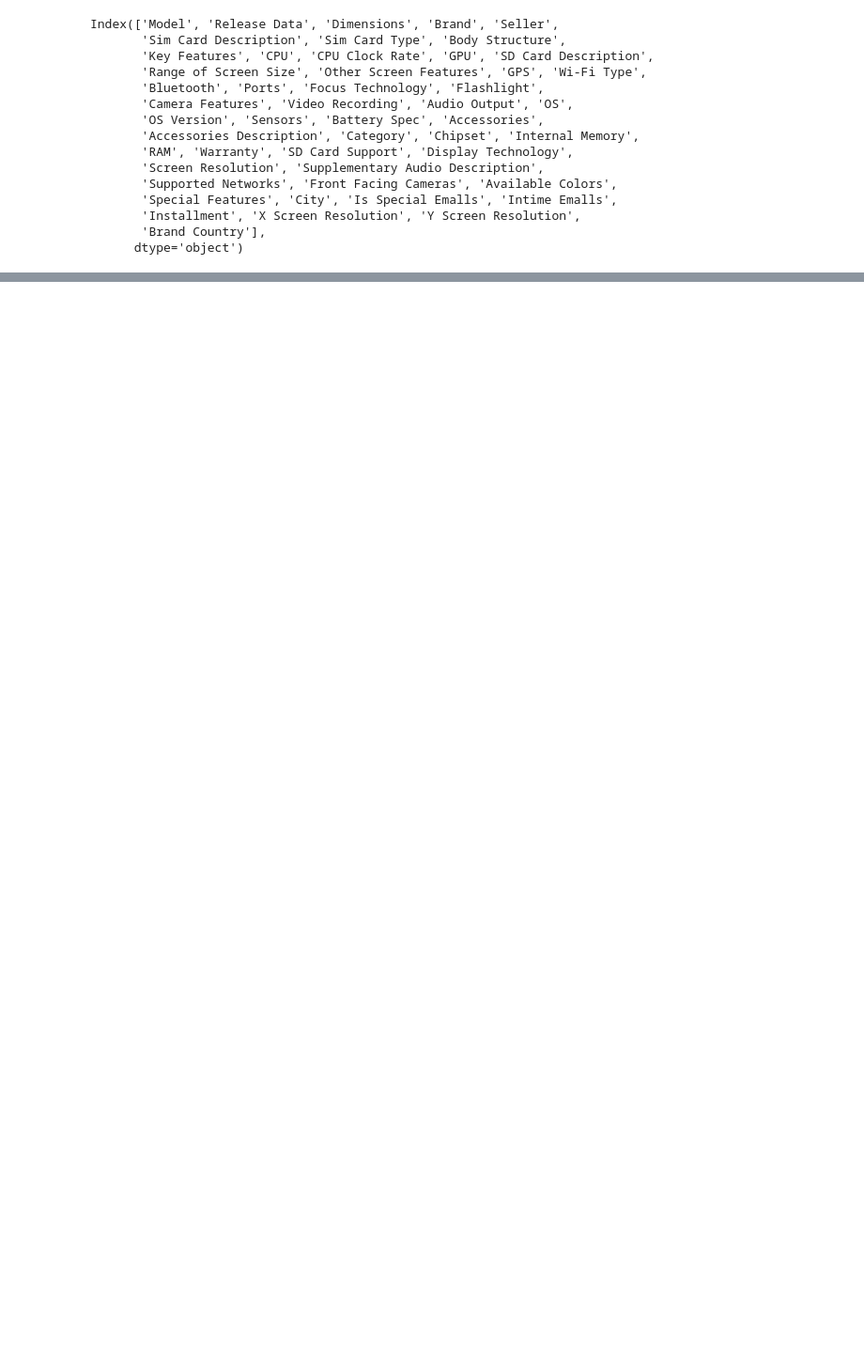
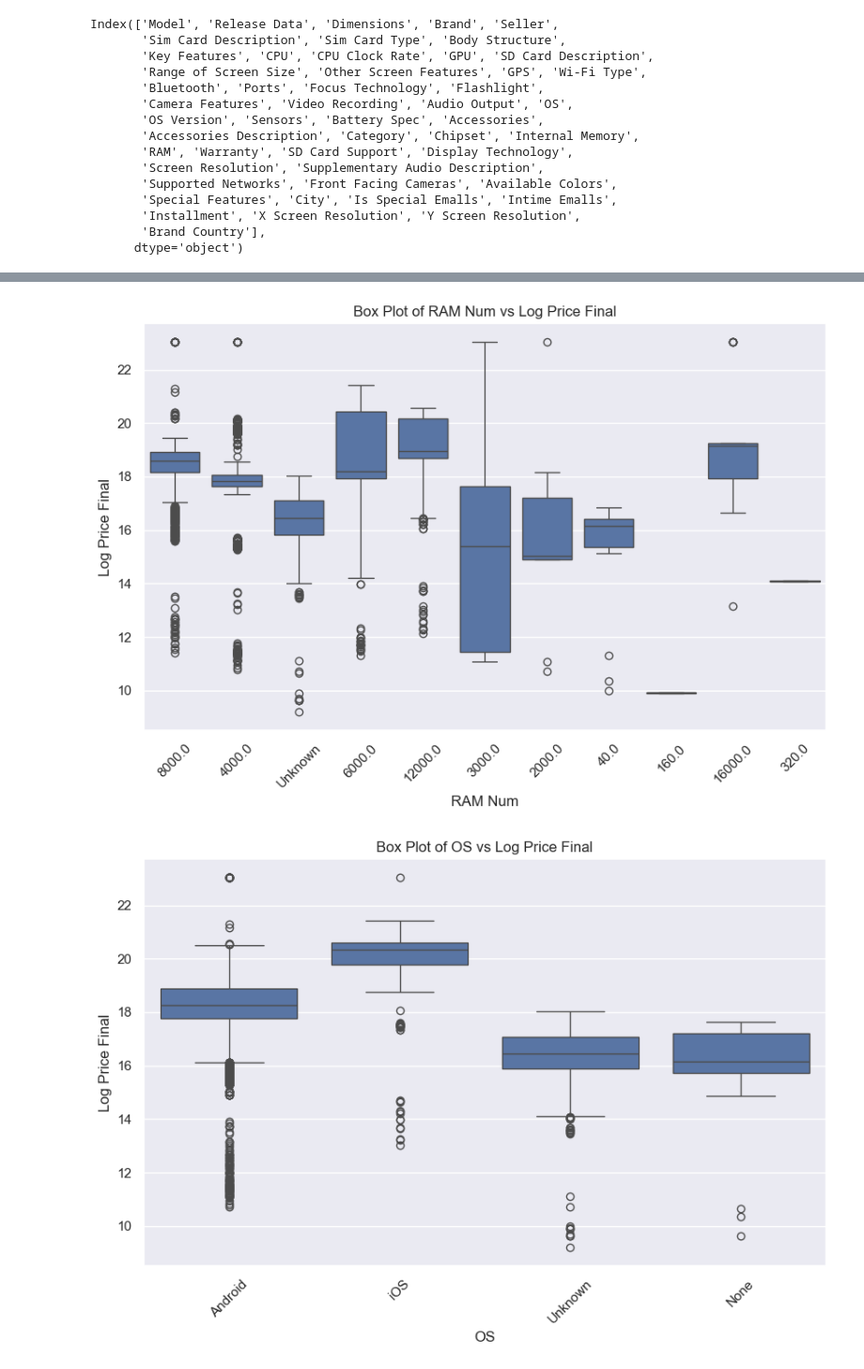
Before and after one commit to itspaspas/DataScience-S03, a Jupyter notebook: Project/P1/DS-P1.ipynb, the cells around one changed output, grey strips where cells are left out. Shown at 94% size. Cells and saved outputs as stored; diff of their text form; code cells hidden in the pictures; blank space fills up the shorter version.

Commit message:
first phase

```diff
--- a/Project/P1/DS-P1.ipynb
+++ b/Project/P1/DS-P1.ipynb
@@ -1713,0 +1721,57 @@ missing_data_df.sort_values('Percentage Missing', ascending=True).head(30)
+# %%
+numerical_columns = [
+    'RAM Num', 'Internal Memory Num', 'Number of Availabler Colors',
+    'Score', 'Warranty', 'Camera Resolution', 'Cellular Network'
+]
+df = df.dropna(subset=numerical_columns)
+
+categorical_columns = ['OS', 'Brand Country', 'Category', 'Brand', 'Range of Screen Size']
+
+for col in categorical_columns:
+    df[col] = df[col].fillna('Unknown')
+
+df['OS'] = df['OS'].astype(str)
+df['Brand Country'] = df['Brand Country'].astype(str)
+df['Category'] = df['Category'].astype(str)
+df['Brand'] = df['Brand'].astype(str)
+
+df['Log Price Final'] = np.log1p(df['Price Final'])
+
+def reshape_text(text):
+    return get_display(arabic_reshaper.reshape(text))
+
+columns_to_plot = [
+    'RAM Num', 'OS', 'Internal Memory Num', 'Number of Availabler Colors',
+    'Score', 'Brand Country', 'Category', 'Camera Resolution',
+    'Brand', 'Range of Screen Size', 'Cellular Network'
+]
+
+for column in columns_to_plot:
+    plt.figure(figsize=(10, 6))
+    try:
+        if column in ['OS', 'Brand Country', 'Category', 'Brand', 'Range of Screen Size', 'City']:
+            df[column] = df[column].apply(reshape_text)
+
+        sns.boxplot(data=df, x=column, y='Log Price Final')
+        plt.title(f'Box Plot of {column} vs Log Price Final')
+        plt.xticks(rotation=45)
+        plt.show()
+    except ValueError as e:
+        print(f"Could not plot box plot for column {column}: {e}")
+
+df_encoded = pd.get_dummies(df[columns_to_plot], drop_first=True)
+
+corr_matrix = df_encoded.corr()
+
+threshold = 0.3
+corr_matrix_filtered = corr_matrix[(corr_matrix >= threshold) | (corr_matrix <= -threshold)]
+
+plt.figure(figsize=(20, 15))
+sns.heatmap(corr_matrix_filtered, annot=True, fmt='.2f', cmap='coolwarm', linewidths=0.5, annot_kws={"size": 10}, cbar_kws={"shrink": 0.75})
+plt.title('Correlation Heatmap', fontsize=20)
+plt.xticks(fontsize=12)
+plt.yticks(fontsize=12)
+plt.show()
+# %% [output]
+[figure, added]
+[figure, added]
```
Also changed, not shown: parts of 56 cells of this notebook, 1 other file.
